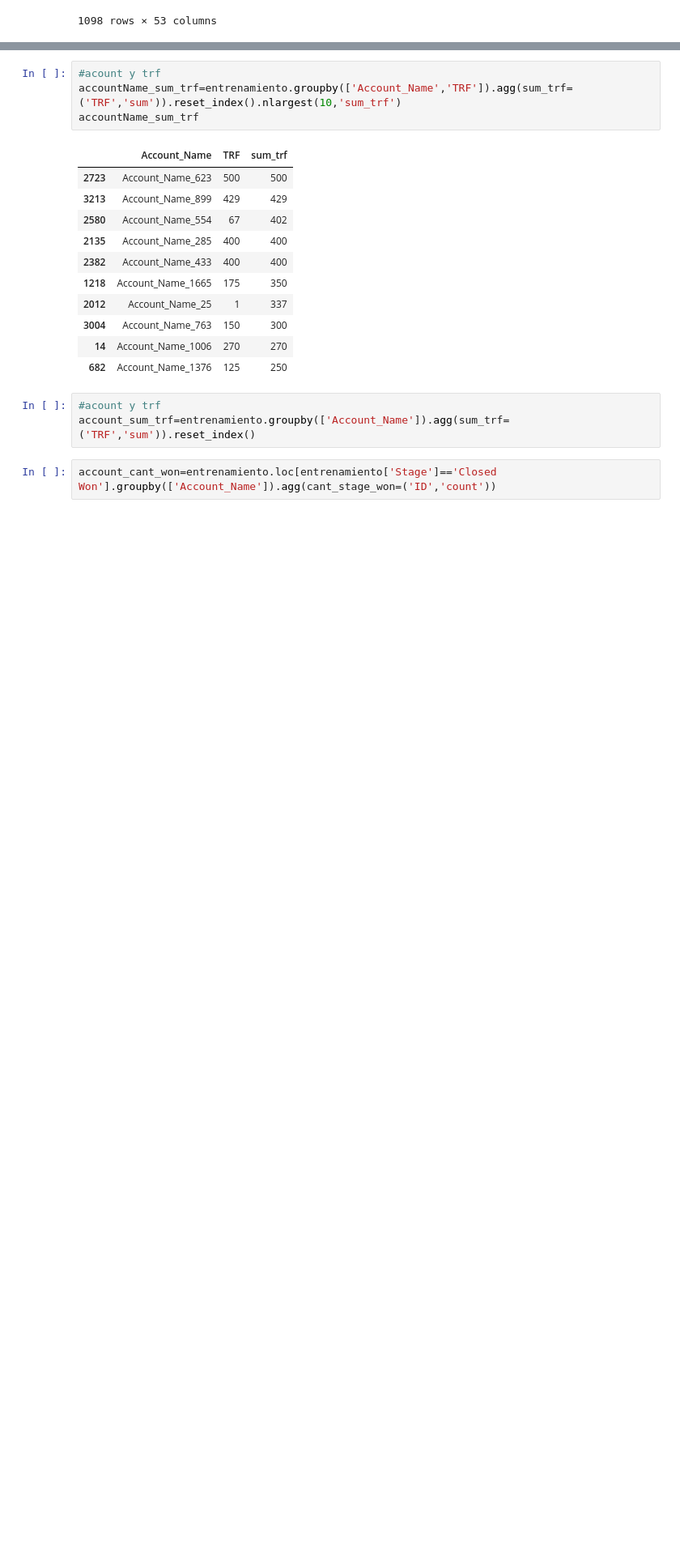
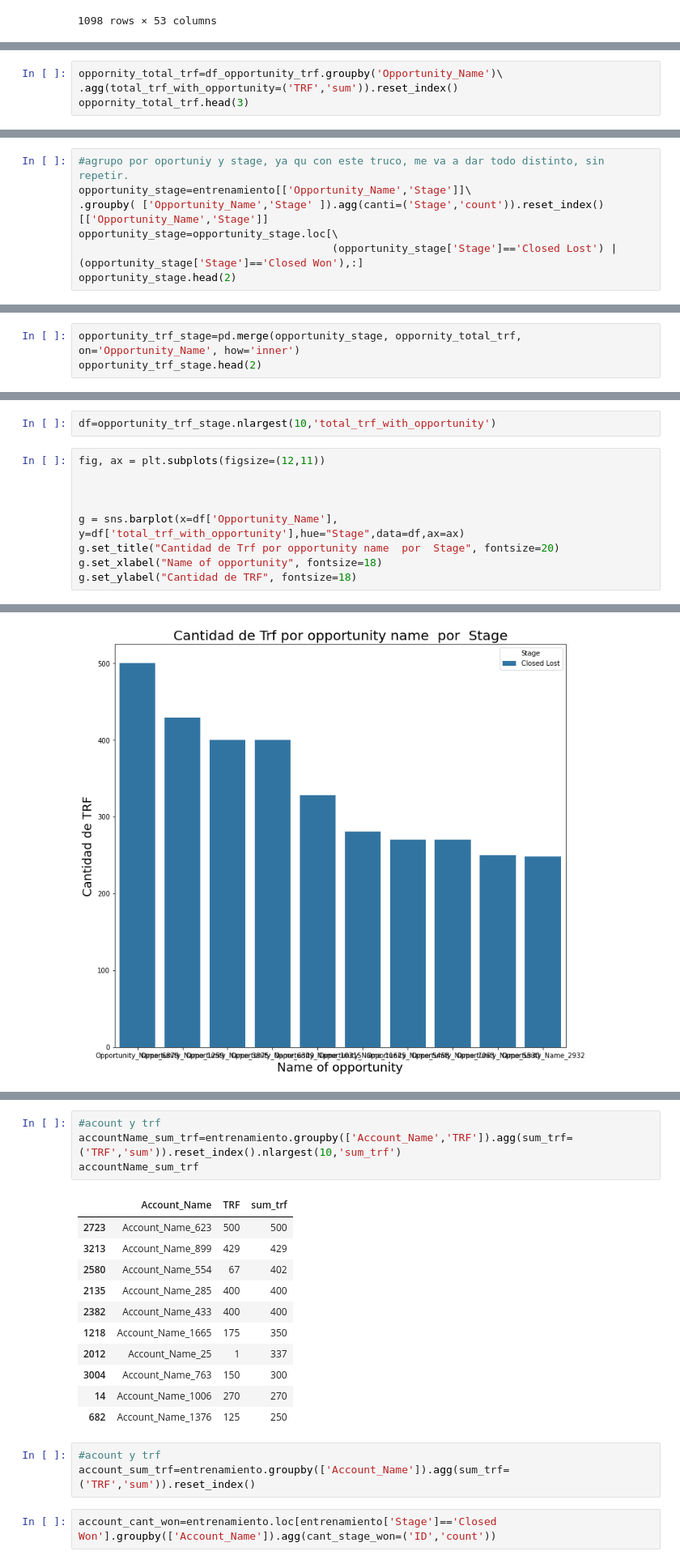
Before and after one commit to joaquinparodi/TP-DATOS, a Jupyter notebook: tp1orga.ipynb, the cells around one changed output, grey strips where cells are left out. Shown at 81% size. Drawn from its saved outputs; the diff is of its cells as text; blank space fills up the shorter version.

Commit message:
agrego grafico stage by trf pero lo tengo que mejorar y corregir algunas cosas

```diff
--- a/tp1orga.ipynb
+++ b/tp1orga.ipynb
@@ -188,0 +232,4 @@ a
+# %%
+oppornity_total_trf=df_opportunity_trf.groupby('Opportunity_Name')\
+.agg(total_trf_with_opportunity=('TRF','sum')).reset_index()
+oppornity_total_trf.head(3)
@@ -188,0 +241,7 @@ a
+# %%
+#agrupo por oportuniy y stage, ya qu con este truco, me va a dar todo distinto, sin repetir.
+opportunity_stage=entrenamiento[['Opportunity_Name','Stage']]\
+.groupby( ['Opportunity_Name','Stage' ]).agg(canti=('Stage','count')).reset_index()[['Opportunity_Name','Stage']]
+opportunity_stage=opportunity_stage.loc[\
+                                        (opportunity_stage['Stage']=='Closed Lost') |  (opportunity_stage['Stage']=='Closed Won'),:]
+opportunity_stage.head(2)
@@ -188,0 +252,3 @@ a
+# %%
+opportunity_trf_stage=pd.merge(opportunity_stage, oppornity_total_trf, on='Opportunity_Name', how='inner')
+opportunity_trf_stage.head(2)
@@ -188,0 +259,12 @@ a
+# %%
+df=opportunity_trf_stage.nlargest(10,'total_trf_with_opportunity')
+# %%
+fig, ax = plt.subplots(figsize=(12,11))
+
+
+
+g = sns.barplot(x=df['Opportunity_Name'], y=df['total_trf_with_opportunity'],hue="Stage",data=df,ax=ax)
+g.set_title("Cantidad de Trf por opportunity name  por  Stage", fontsize=20)
+g.set_xlabel("Name of opportunity", fontsize=18)
+g.set_ylabel("Cantidad de TRF", fontsize=18)
+# %% [output]
@@ -188,0 +272 @@ a
+[figure, added]
```
Also changed, not shown: parts of 18 cells of this notebook.
